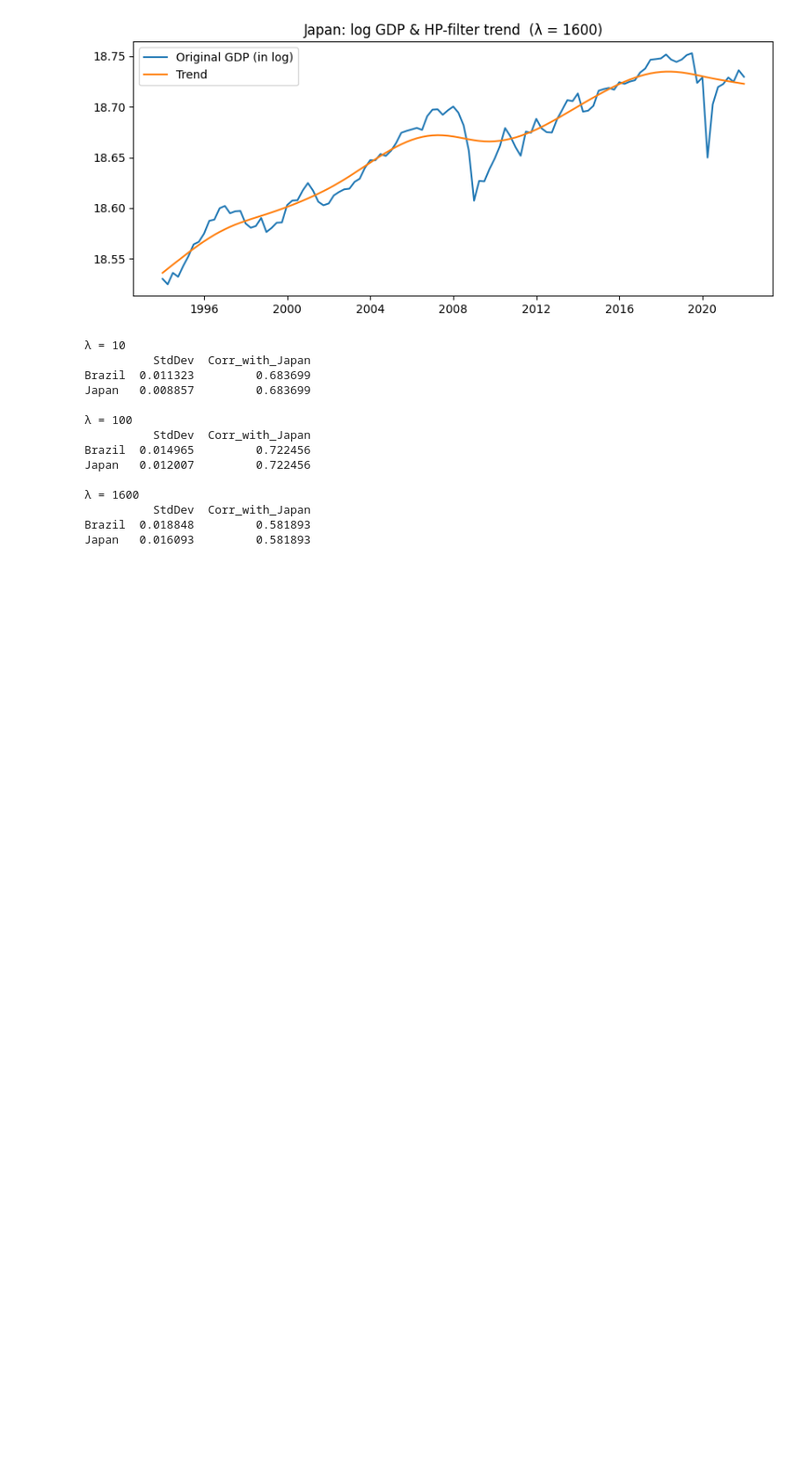
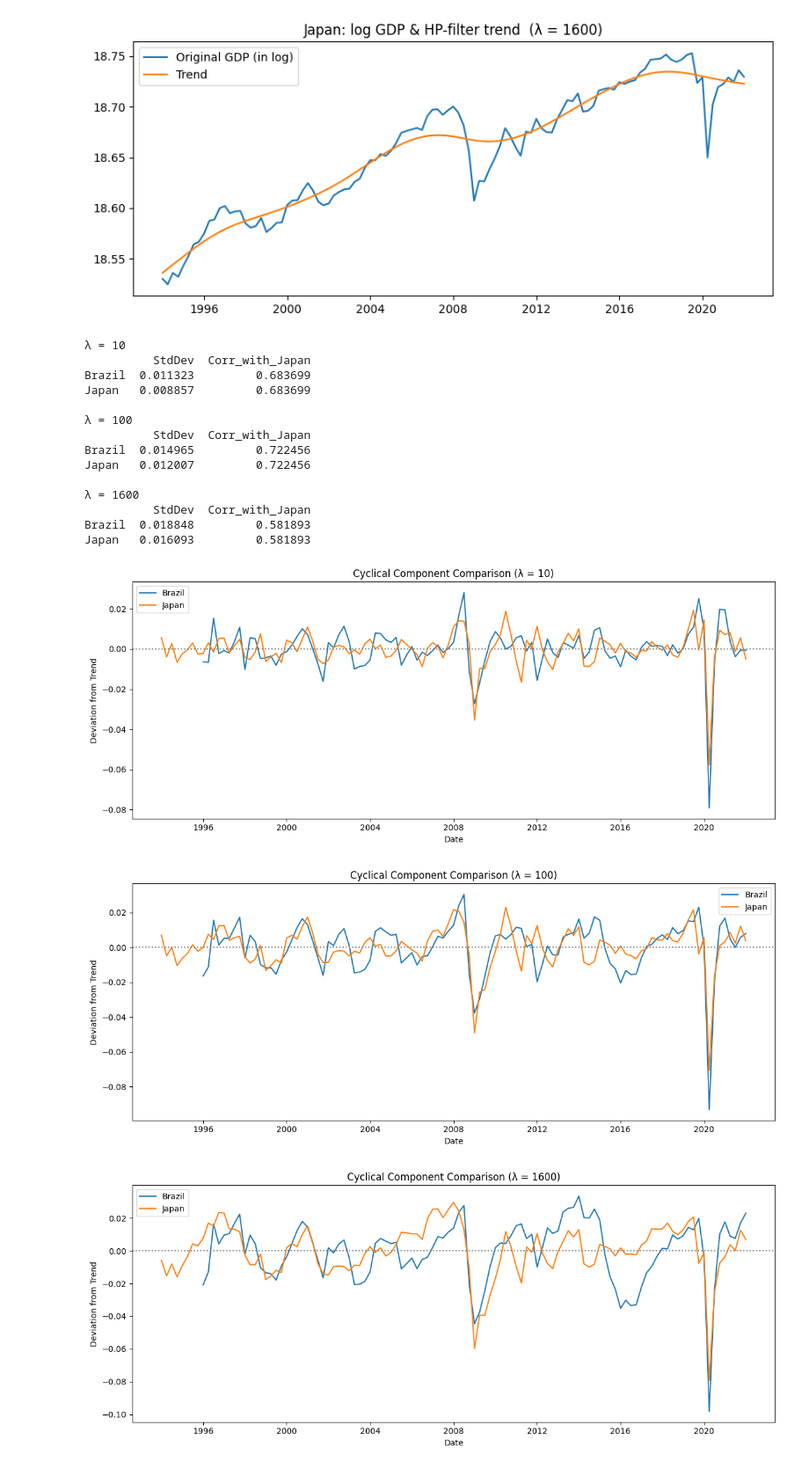
Before and after one commit to btanaka-econ/macro-py, a Jupyter notebook: project_1_business_cycle.ipynb, the cells around one changed output. Shown: that part at 88% size. Drawn from its saved outputs; the diff is of its cells as text; code cells hidden in the pictures; blank space fills up the shorter version.

Commit message:
Plot the time series of the cyclical component for Brazil and Japan on a single graph for comparison.

```diff
--- a/project_1_business_cycle.ipynb
+++ b/project_1_business_cycle.ipynb
@@ -83,3 +83,23 @@ Japan   0.012007         0.722456
           StdDev  Corr_with_Japan
 Brazil  0.018848         0.581893
 Japan   0.016093         0.581893
+# %%
+# Plot cyclical components for each country on a single graph
+import matplotlib.pyplot as plt
+lambdas_to_plot = lambdas
+
+for lamb in lambdas_to_plot:
+    plt.figure(figsize=(12,5))
+    for country in country_series:
+        plt.plot(cycle_data[country][lamb], label=country)
+    plt.axhline(0, color='gray', linestyle=':')
+    plt.title(f'Cyclical Component Comparison (λ = {lamb})')
+    plt.xlabel('Date')
+    plt.ylabel('Deviation from Trend')
+    plt.legend()
+    plt.tight_layout()
+    plt.show()
+# %% [output]
+[figure, added]
+[figure, added]
+[figure, added]
```
